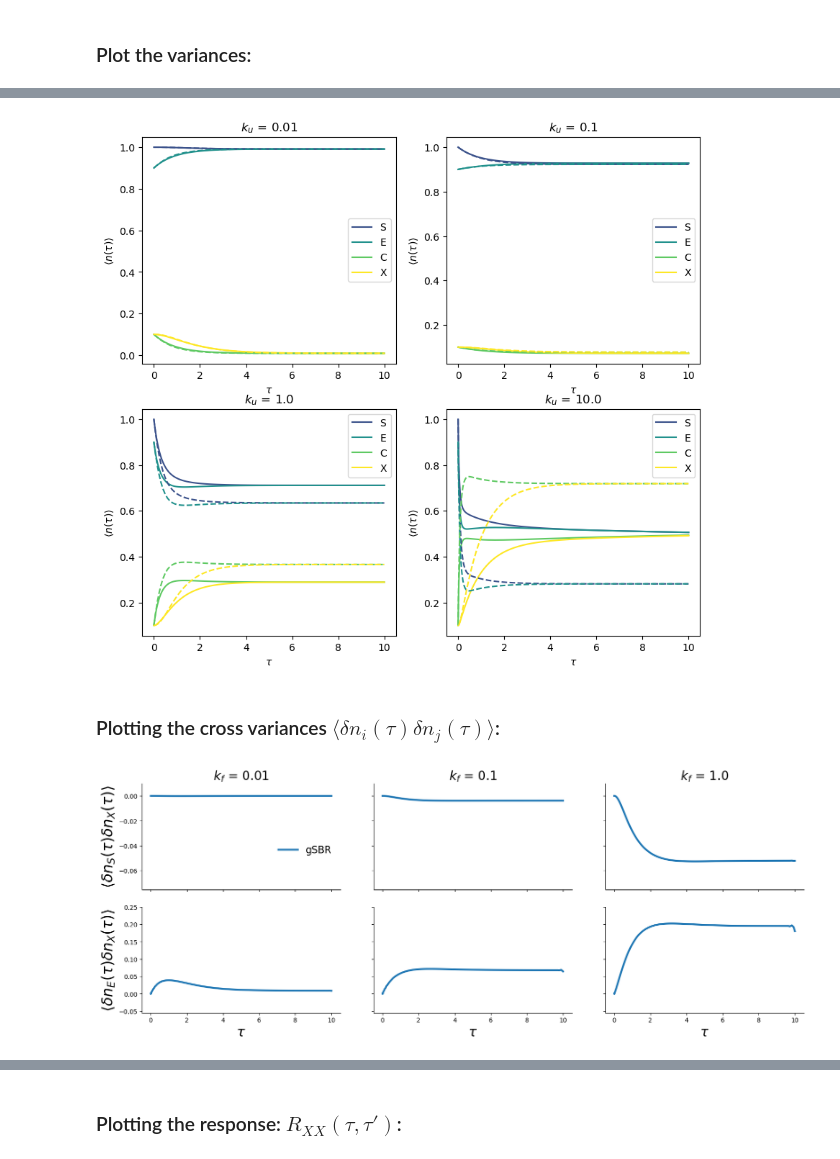
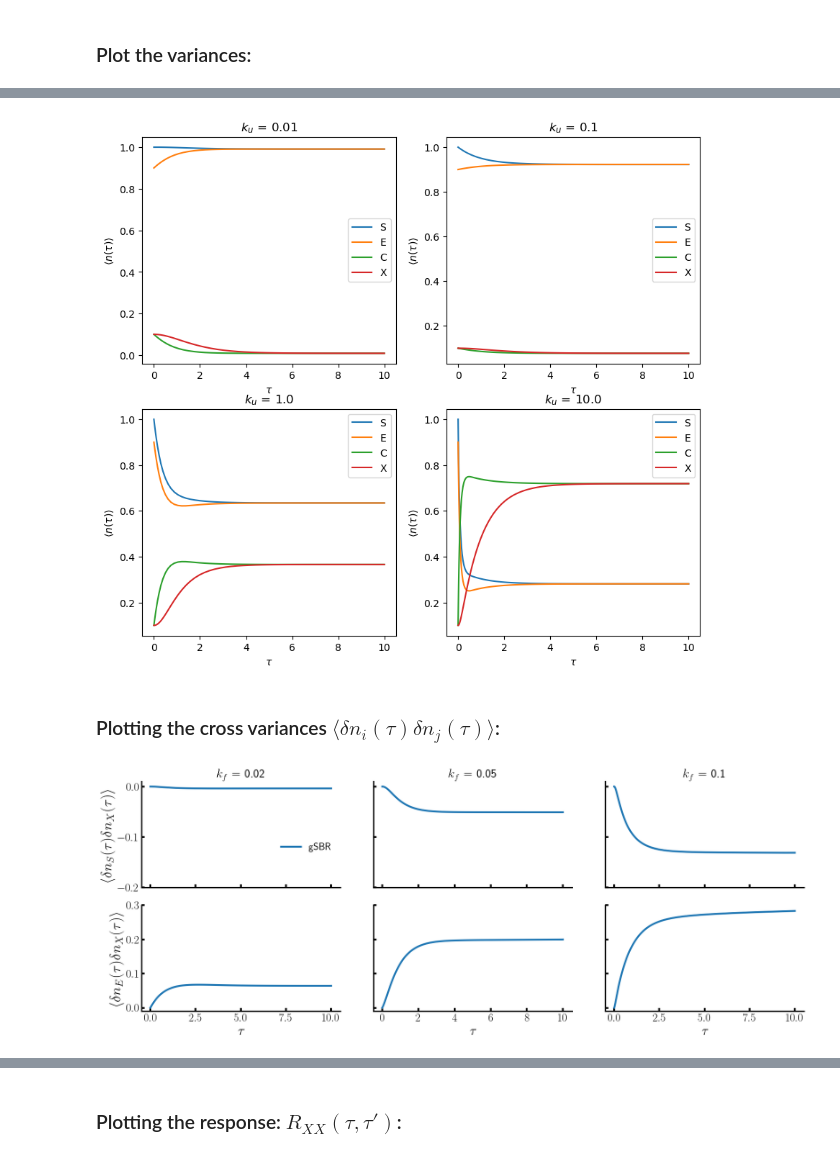
Before and after one commit to btemoshir/Achedmy.jl, a Jupyter notebook: examples/enzyme_kinetics.ipynb, the cells around one changed output, grey strips where cells are left out. Cells and saved outputs as stored; diff of their text form; code cells hidden in the pictures.

```diff
--- a/examples/enzyme_kinetics.ipynb
+++ b/examples/enzyme_kinetics.ipynb
@@ -199,7 +136,7 @@ close("all")
 # %% [markdown]
 ### Plot the variances:
 # %%
-plot_indices = [1,4,7,10]
+plot_indices = [1,2,3,4]
 figure(figsize=(10,9))
 for i in range(1,length(plot_indices))
     subplot(2,2,i)
@@ -231,7 +168,7 @@ for i in alpha_range
     structure = Achedmy.ReactionStructure(enzyme_system)
     variables = Achedmy.ReactionVariables(structure,"single")
     sol = Achedmy.solve_dynamics!(structure,variables,selfEnergy = "MAK", tmax = tmax, tstart = tstart,
-    atol = atol, rtol = rtol , k_max = k_max, dtmax = dtmax, γ = Γ, qmax = qmax, qmin = qmin);
+    atol = atol, rtol = rtol)
 
     push!(SOL_mak,sol)
     push!(VAR_mak,variables)
@@ -243,8 +195,8 @@ Suggestion: check for spelling errors or missing imports.
 # %%
-SOL_mak = open("../data/enzyme1/sol_mak.jls", "r") do f
-    deserialize(f)
-end
+# SOL_mak = open("../data/enzyme/sol_mak.jls", "r") do f
+#     deserialize(f)
+# end
 
-VAR_mak = open("../data/enzyme1/var_mak.jls", "r") do f
-    deserialize(f)
-end
+# VAR_mak = open("../data/enzyme/var_mak.jls", "r") do f
+#     deserialize(f)
+# end
@@ -271,16 +211,12 @@ end
 # %%
-plot_indices = [1,4,7,10]
+plot_indices = [1,2,3,4]
 
 figure(figsize=(10,9))
 for i in range(1,length(plot_indices))
     subplot(2,2,i)
     for j in range(1,length(species(enzyme_system)))
-        plot(SOL[plot_indices[i]].t, VAR[plot_indices[i]].μ[j, :], label=alpha_range[plot_indices[i]], color=plt.cm.viridis(j / length(species(enzyme_system))))
+        plot(SOL_mak[plot_indices[i]].t, VAR_mak[plot_indices[i]].μ[j, :], label=alpha_range[plot_indices[i]])
         legend(["S","E","C","X"])
-        #plot(SOL_mak[plot_indices[i]].t,VAR_mak[plot_indices[i]].μ[j,:],label=alpha_range[plot_indices[i]],"--",color=plt.cm.plasma(j / length(species(enzyme_system))))
-    end
-    for j in range(1,length(species(enzyme_system)))
-        plot(SOL_mak[plot_indices[i]].t, VAR_mak[plot_indices[i]].μ[j, :], label=alpha_range[plot_indices[i]], "--", color=plt.cm.viridis(j / length(species(enzyme_system))))
     end
     title(L"$k_u$ = " * string(alpha_range[plot_indices[i]]))
     #yscale("log")
@@ -290,4 +226,4 @@ end
 
 gcf()
 # %% [output]
-[figure, old version]
+[figure, new version]
@@ -306,13 +245,8 @@ ax_5 = fig1.add_axes([0.7,0.35, 0.3, 0.3])
 
 ax_6 = fig1.add_axes([0.7,0., 0.3, 0.3])
 
-# ax_11 = fig1.add_axes([0.,0.7, 0.3, 0.3])
-# ax_22 = fig1.add_axes([0.35,0.7, 0.3, 0.3])
-
-# ax_55 = fig1.add_axes([0.7,0.7, 0.3, 0.3])
-
-axes = [ax_1, ax_2, ax_5, ax_3, ax_4, ax_6]#, ax_11, ax_22, ax_55]
-sat = [0, 3, 6] .+ 1
+axes = [ax_1, ax_2, ax_5, ax_3, ax_4, ax_6]
+sat = [2, 3, 4]
 skip = 1
 cOL = plt.rcParams["axes.prop_cycle"].by_key()["color"]
 
@@ -321,33 +255,33 @@ for i in 1:length(sat)
     axes[i].plot(SOL[sat[i]].t[1:skip:end], diag(VAR[sat[i]].N[1,4,1:skip:end,1:skip:end]), linestyle="-", c=cOL[1], alpha=1., linewidth=3)
 
     axes[i].spines["right"].set_visible(false)
     axes[i].spines["top"].set_visible(false)
-    axes[i].set_ylim((-0.075, 0.01))
+    axes[i].set_ylim((-0.2, 0.01))
     axes[i].set(xticklabels=[])
     if i != 1
         axes[i].set(yticklabels=[])
     end
     axes[i].set_title("\$k_f\$ = " * string(round(alpha_range[sat[i]], digits=2)), fontsize=20)
 end
 
 axes[1].set_ylabel(L"\langle \delta n_S(\tau)\delta n_X(\tau) \rangle", fontsize=24)
 
 for i in 1:length(sat)
     axes[i+3].plot(SOL[sat[i]].t[1:skip:end], diag(VAR[sat[i]].N[2,4,1:skip:end,1:skip:end]), linestyle="-", c=cOL[1], alpha=1., linewidth=3)
 
     axes[i+3].spines["right"].set_visible(false)
     axes[i+3].spines["top"].set_visible(false)
     axes[i+3].set_xlabel(L"\tau", fontsize=22)
-    axes[i+3].set_ylim((-0.055, 0.25))
+    axes[i+3].set_ylim((-0.01, 0.3))
     if i != 1
         axes[i+3].set(yticklabels=[])
     end
 end
 
 axes[4].set_ylabel(L"\langle \delta n_{E}(\tau)\delta n_X(\tau) \rangle", fontsize=24)
 
 ax_1.legend(["gSBR"], bbox_to_anchor=(1., 0.5), loc=1, frameon=false, fontsize=16, ncol=1)
 
 gcf()
 # %% [output]
-[figure, old version]
+[figure, new version]
```
Also changed, not shown: parts of 62 cells of this notebook, 14 other files.
